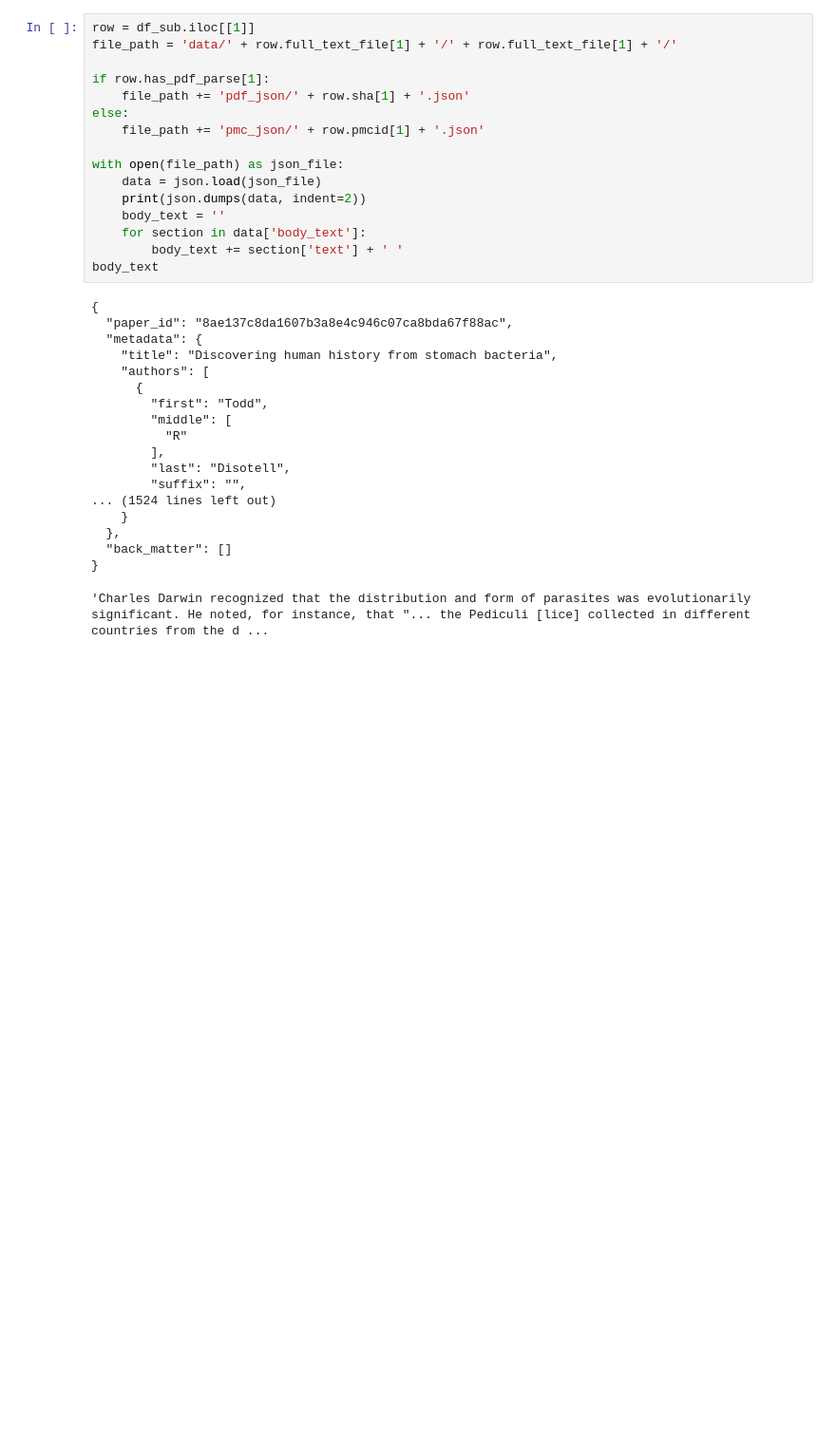
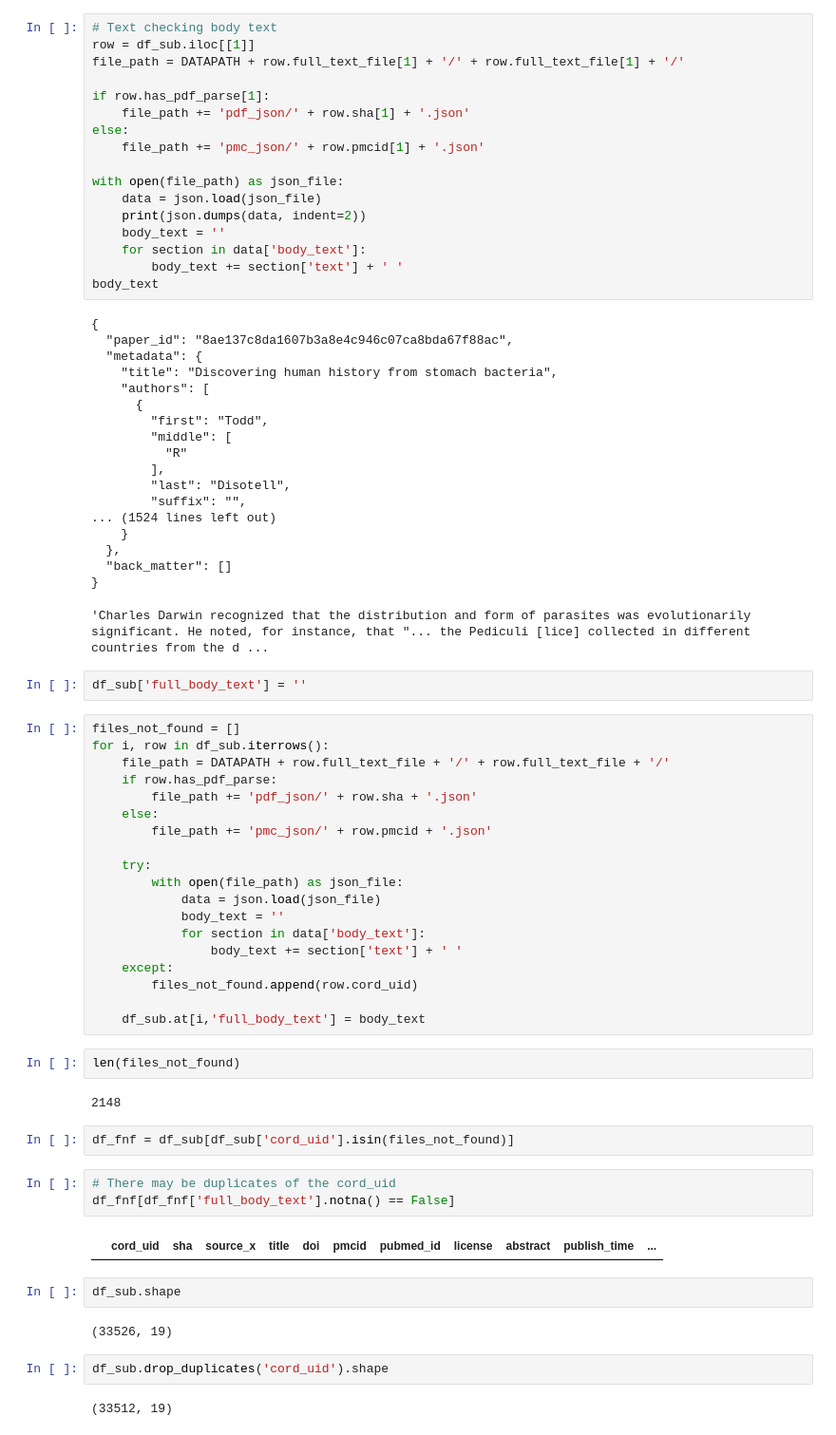
Before and after one commit to kmirijan/ML-COVID-CORD, a Jupyter notebook: Organize_Fulltext.ipynb, the cells around one changed output. Shown at 95% size. Cells and saved outputs as stored; diff of their text form; blank space fills up the shorter version.

Commit message:
Got fulltext data subset

```diff
--- a/Organize_Fulltext.ipynb
+++ b/Organize_Fulltext.ipynb
@@ -43,8 +43,9 @@ df_sub.shape
 # %% [output]
 (33526, 18)
 # %%
+# Text checking body text
 row = df_sub.iloc[[1]]
-file_path = 'data/' + row.full_text_file[1] + '/' + row.full_text_file[1] + '/'
+file_path = DATAPATH + row.full_text_file[1] + '/' + row.full_text_file[1] + '/'
 
 if row.has_pdf_parse[1]:
     file_path += 'pdf_json/' + row.sha[1] + '.json'
@@ -77,3 +78,43 @@ body_text
   "back_matter": []
 }
 'Charles Darwin recognized that the distribution and form of parasites was evolutionarily significant. He noted, for instance, that "... the Pediculi [lice] collected in different countries from the d ...
+# %%
+df_sub['full_body_text'] = ''
+# %%
+files_not_found = []
+for i, row in df_sub.iterrows():
+    file_path = DATAPATH + row.full_text_file + '/' + row.full_text_file + '/'
+    if row.has_pdf_parse:
+        file_path += 'pdf_json/' + row.sha + '.json'
+    else:
+        file_path += 'pmc_json/' + row.pmcid + '.json'
+
+    try:
+        with open(file_path) as json_file:
+            data = json.load(json_file)
+            body_text = ''
+            for section in data['body_text']:
+                body_text += section['text'] + ' '
+    except:
+        files_not_found.append(row.cord_uid)
+
+    df_sub.at[i,'full_body_text'] = body_text
+# %%
+len(files_not_found)
+# %% [output]
+2148
+# %%
+df_fnf = df_sub[df_sub['cord_uid'].isin(files_not_found)]
+# %%
+# There may be duplicates of the cord_uid
+df_fnf[df_fnf['full_body_text'].notna() == False]
+# %% [output]
+|  | cord_uid | sha | source_x | title | doi | pmcid | pubmed_id | license | abstract | publish_time | ... |
+# %%
+df_sub.shape
+# %% [output]
+(33526, 19)
+# %%
+df_sub.drop_duplicates('cord_uid').shape
+# %% [output]
+(33512, 19)
```
Also changed, not shown: parts of 6 cells of this notebook.
